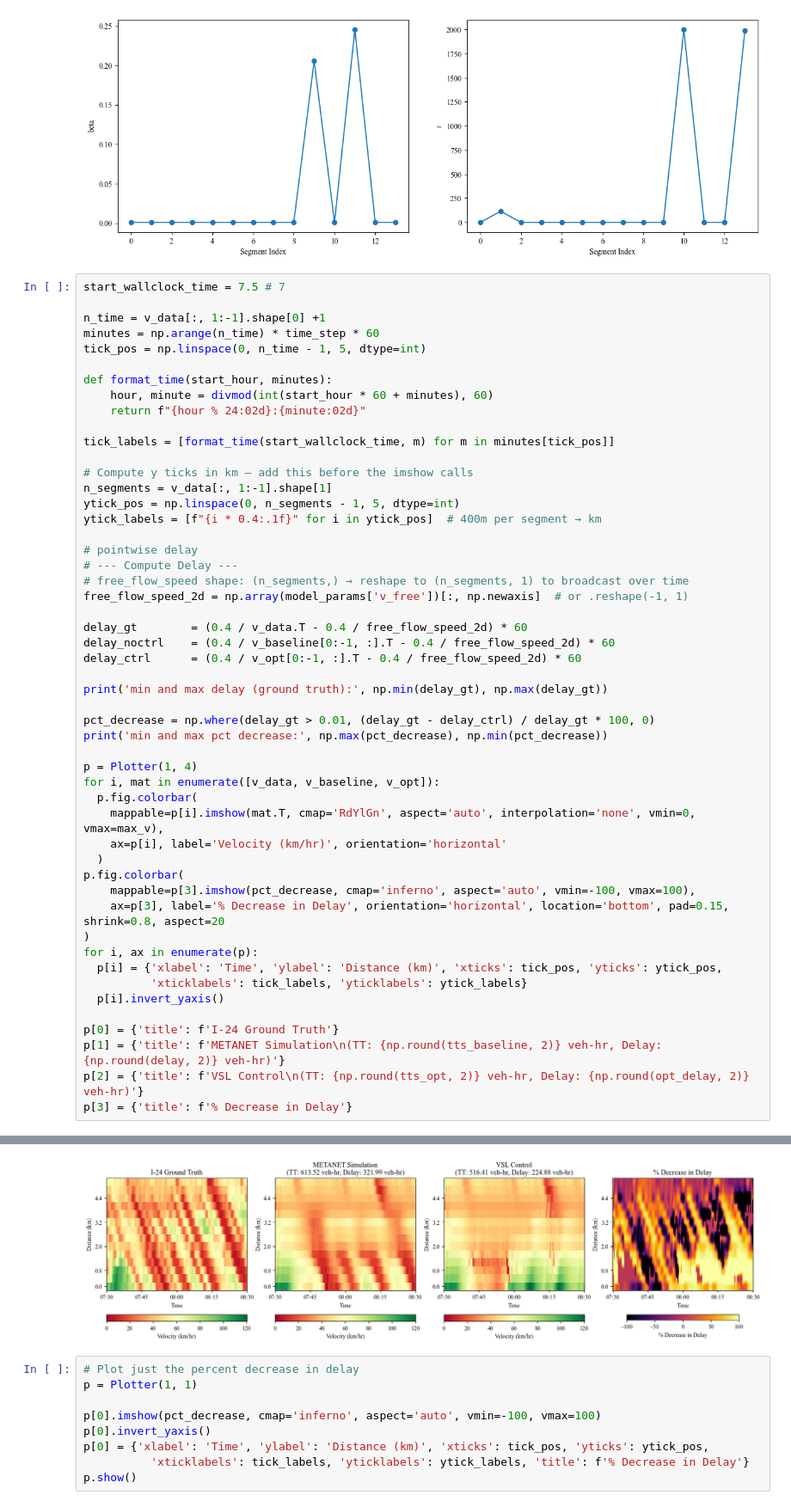
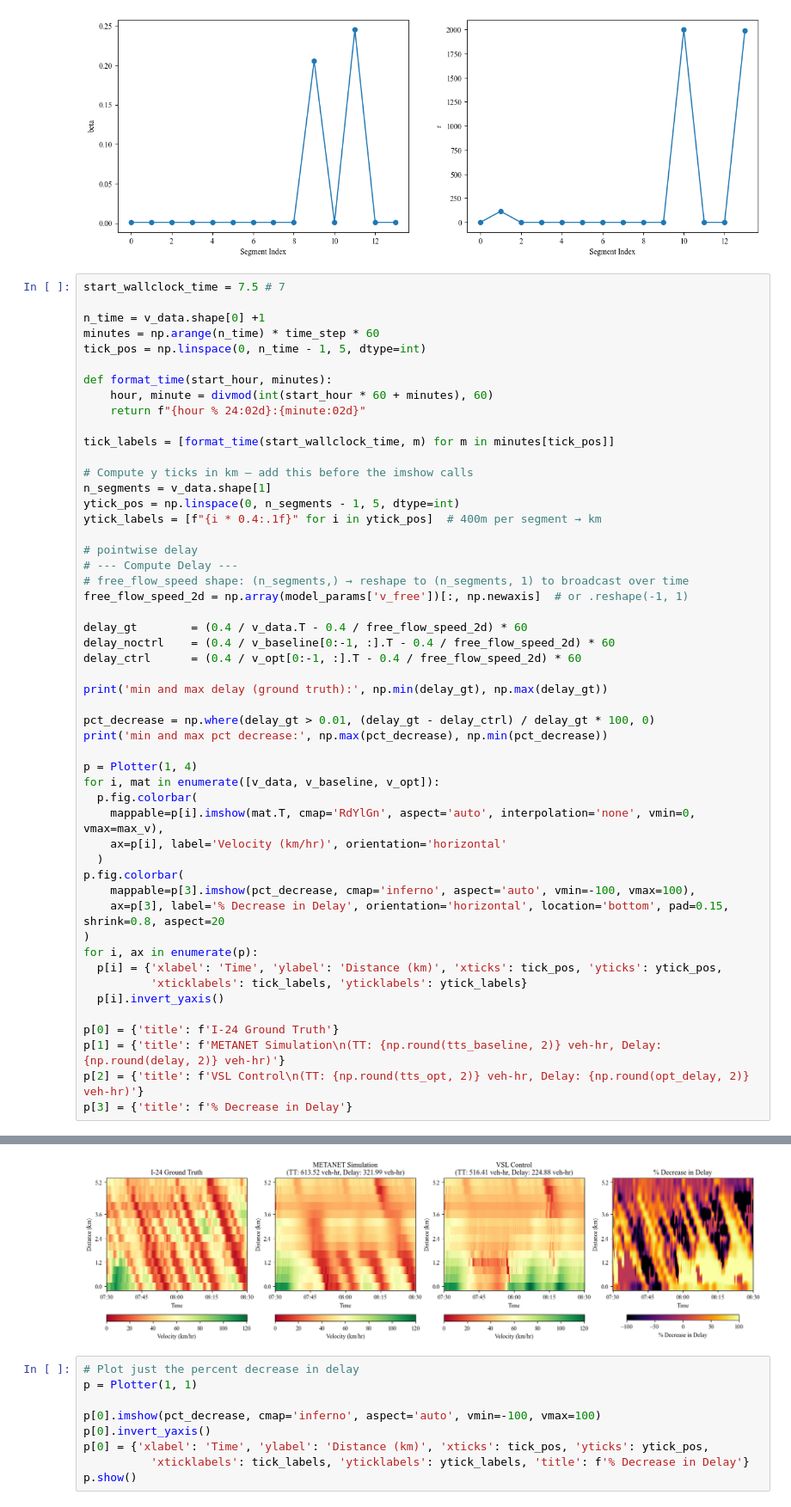
Before and after one commit to Tristanchaang/mpc-traffic-flow, a Jupyter notebook: experiments/run_controllable_congestion.ipynb, the cells around one changed output, grey strips where cells are left out. Shown at 86% size. Cells and saved outputs as stored; diff of their text form.

```diff
--- a/experiments/run_controllable_congestion.ipynb
+++ b/experiments/run_controllable_congestion.ipynb
@@ -419,7 +419,7 @@ for i, variable in enumerate(['beta', 'r']):
 # %%
 start_wallclock_time = 7.5 # 7
 
-n_time = v_data[:, 1:-1].shape[0] +1
+n_time = v_data.shape[0] +1
 minutes = np.arange(n_time) * time_step * 60
 tick_pos = np.linspace(0, n_time - 1, 5, dtype=int)
 
@@ -430,7 +430,7 @@ def format_time(start_hour, minutes):
 tick_labels = [format_time(start_wallclock_time, m) for m in minutes[tick_pos]]
 
 # Compute y ticks in km — add this before the imshow calls
-n_segments = v_data[:, 1:-1].shape[1]
+n_segments = v_data.shape[1]
 ytick_pos = np.linspace(0, n_segments - 1, 5, dtype=int)
 ytick_labels = [f"{i * 0.4:.1f}" for i in ytick_pos]  # 400m per segment → km
 
@@ -471,6 +472,6 @@ p[3] = {'title': f'% Decrease in Delay'}
 min and max delay (ground truth): -0.12890119218600762 5.511613582123443
 min and max pct decrease: 629.9895913420299 -537229940.3079144
-[figure, old version]
+[figure, new version]
 # %%
 # Plot just the percent decrease in delay
 p = Plotter(1, 1)
```
Also changed, not shown: parts of 1 cell of this notebook, 10 other files.
